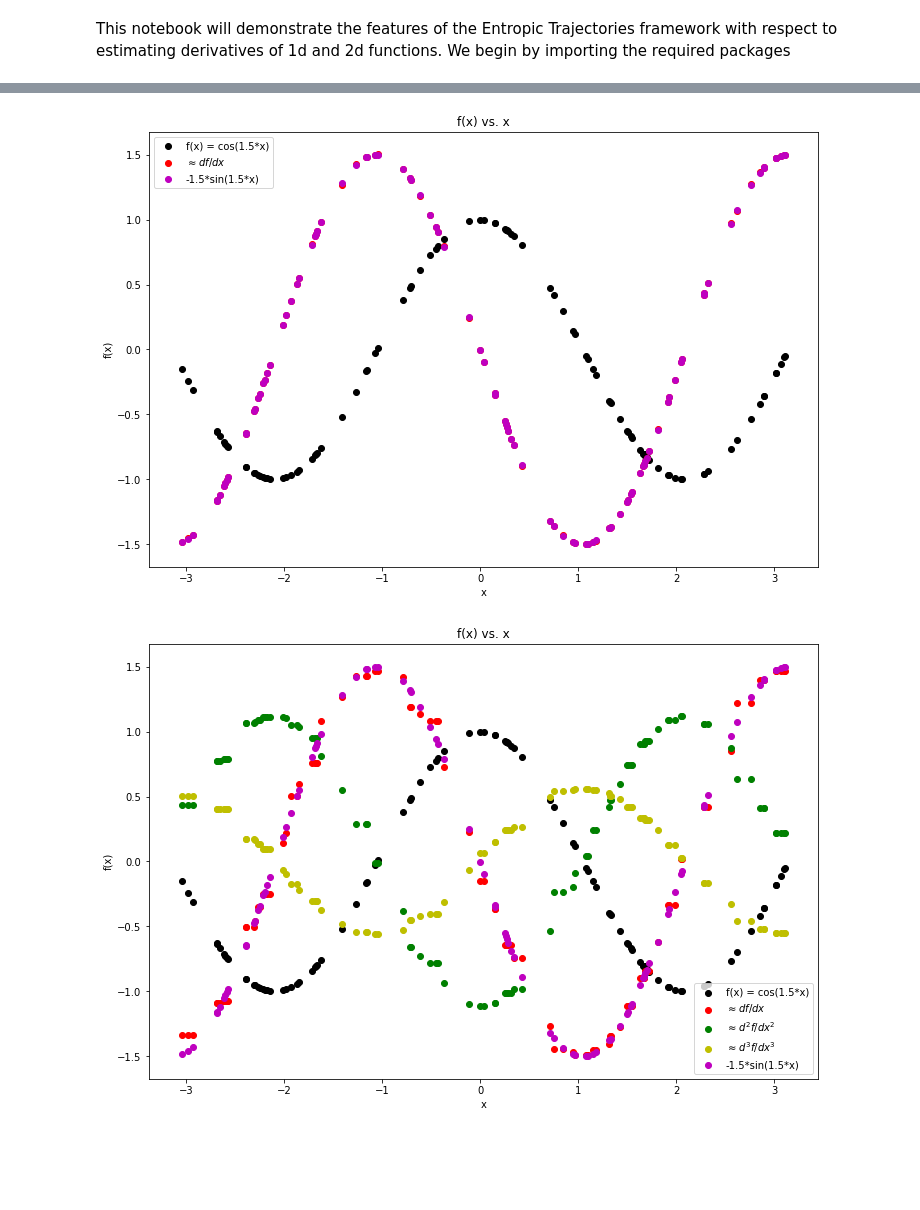
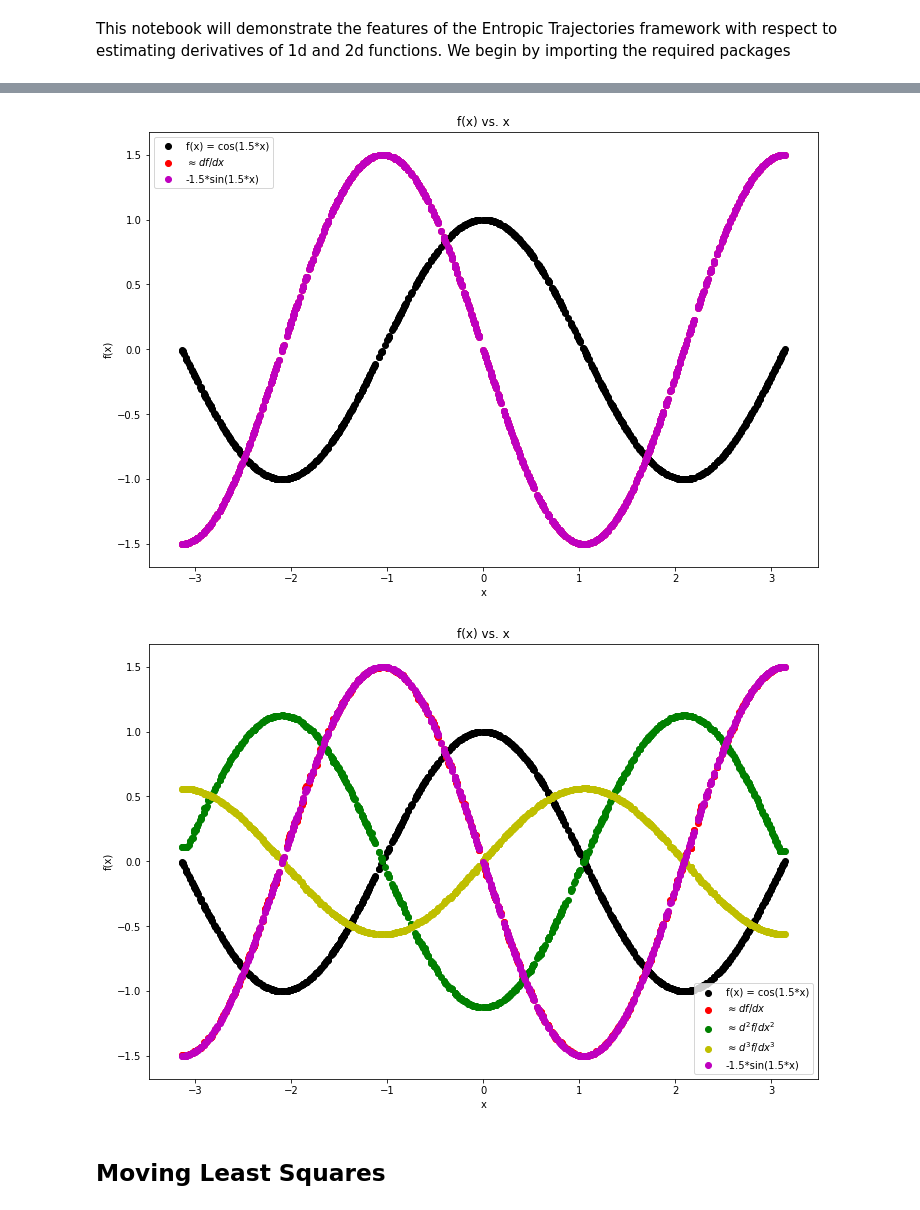
Before and after one commit to infophysics/EntropicTrajectories, a Jupyter notebook: notebooks/MLS Demo 1D.ipynb, the cells around one changed output, grey strips where cells are left out. Saved outputs shown, nothing was run; the diff lists cells and outputs as text; code cells hidden in the pictures; blank space fills up the shorter version.

```diff
--- a/notebooks/MLS Demo 1D.ipynb
+++ b/notebooks/MLS Demo 1D.ipynb
@@ -12,7 +16,7 @@ import etraj.etraj as et
 # %%
 # create a random one-dimensional grid
 # between -pi and pi.
-N = 100
+N = 1000
 x = np.random.uniform(-np.pi,np.pi,N)
 
 g = UGrid(x)
@@ -158,25 +162,27 @@ axs.set_title("f(x) vs. x")
 plt.legend()
 plt.show()
 # %% [output]
-[figure, old version]
+[figure, new version]
 # %%
 # an even more compact way is to use the derivative function
-k = 6
+k = 20
 sfield.get_approximator().set_k(k)
-sfield.get_approximator().set_lsdriver("xGELSS")
+#sfield.get_approximator().set_lsdriver("xGELSS")
 der_sfield = sfield.derivative(0,1)
 der2_sfield = sfield.derivative(0,2)
 der3_sfield = sfield.derivative(0,3)
 fig, axs = plt.subplots(figsize=(12,8))
 axs.scatter(x,f,color='k',label='f(x) = cos(1.5*x)')
 axs.scatter(x,der_sfield,color='r',label=r'$\approx df/dx$')
 axs.scatter(x,der2_sfield,color='g',label=r'$\approx d^2f/dx^2$')
 axs.scatter(x,der3_sfield,color='y',label=r'$\approx d^3f/dx^3$')
 axs.scatter(x,f_der_true,color='m',label='-1.5*sin(1.5*x)')
 axs.set_xlabel("x")
 axs.set_ylabel("f(x)")
 axs.set_title("f(x) vs. x")
 plt.legend()
 plt.show()
 # %% [output]
-[figure, old version]
+[figure, new version]
+# %% [markdown]
+## Moving Least Squares
```
Also changed, not shown: parts of 14 cells of this notebook, 18 other files.
